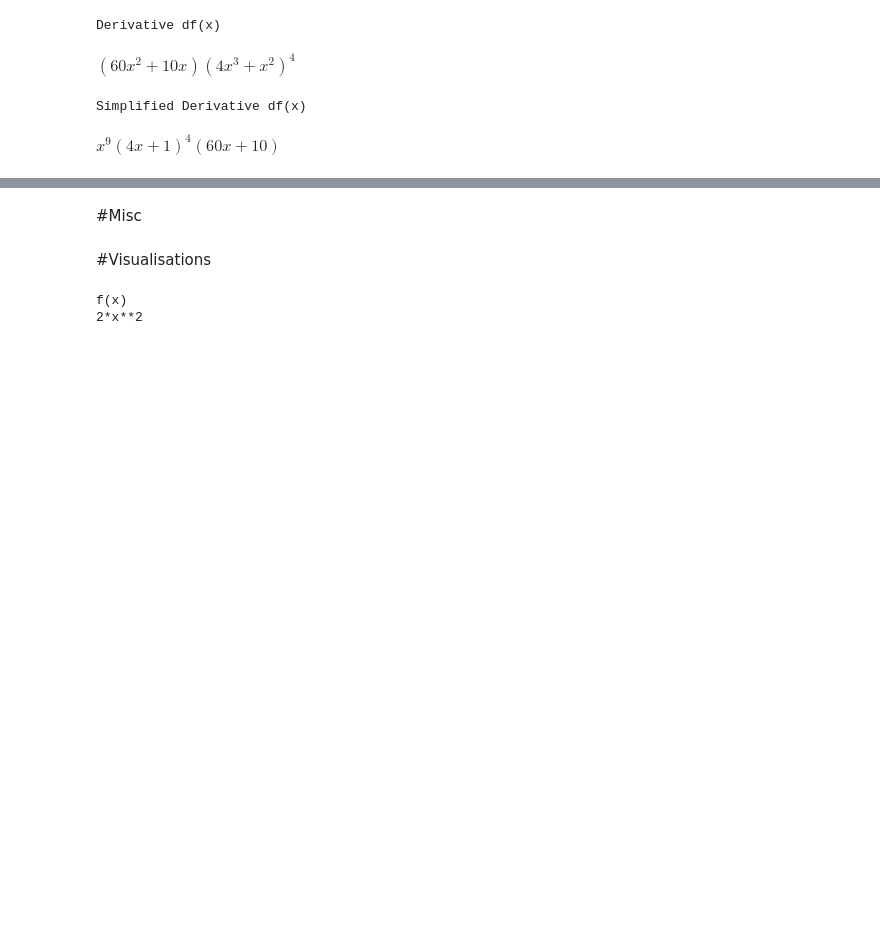
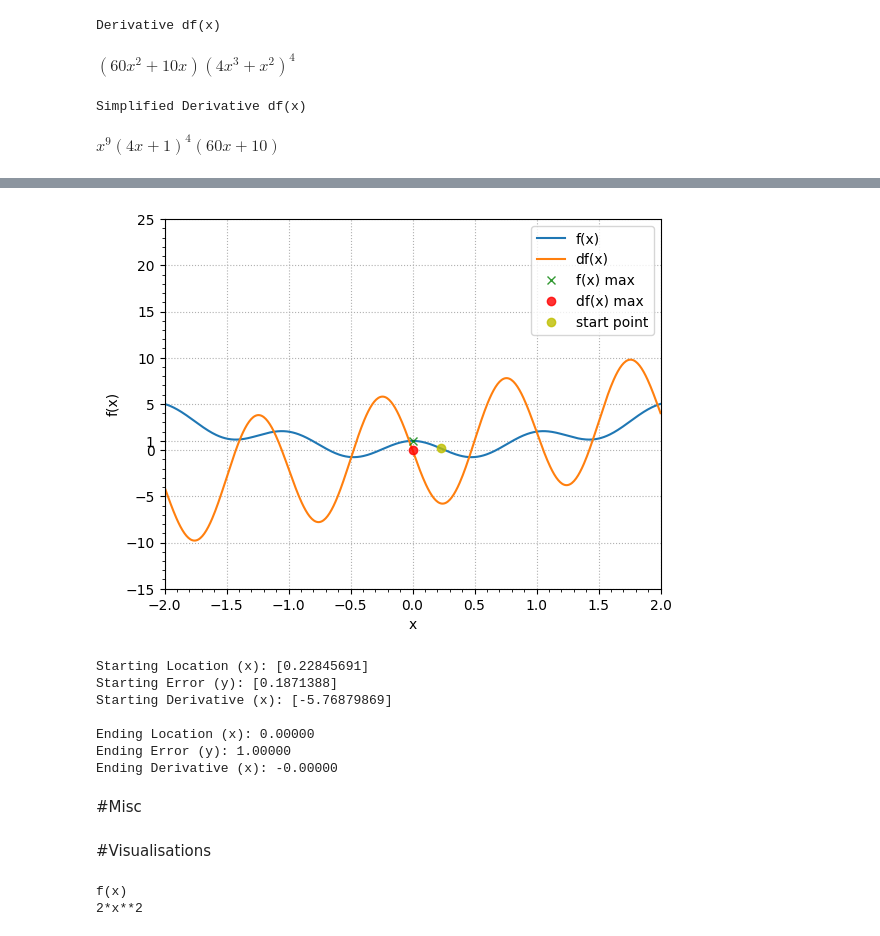
Before and after one commit to Salciano/ShowcasePython, a Jupyter notebook: Showcase.ipynb, the cells around one changed output, grey strips where cells are left out. Saved outputs shown, nothing was run; the diff lists cells and outputs as text; code cells hidden in the pictures; blank space fills up the shorter version.

```diff
--- a/Showcase.ipynb
+++ b/Showcase.ipynb
@@ -2272,3 +2322,75 @@ $\displaystyle x^{9} \left(4 x + 1\right)^{4} \left(60 x + 10\right)$
+# %%
+#@title Gradient Ascent
+
+# This is just to show that it is also possible to find maxima
+
+import numpy
+import matplotlib.pyplot as ploti
+
+def fx(x): # Error function python function
+  return numpy.cos(2*numpy.pi*x) + x**2
+
+# Derivative of error function python function
+def dfx(x):
+  return 2*x - 2*numpy.pi * numpy.sin(2*numpy.pi*x )
+
+# Initialize x
+x = numpy.linspace(-2,2,500) # 500 points, linearly spaced between min -2, max 2
+xdraw = numpy.linspace(-3,3,500) # 500 points, linearly spaced between min -3, max 3
+
+localmax = 5
+while localmax < -1.4 or localmax > 1.4: # simple way not to outbound graph
+  localmax = numpy.random.choice(x,1)
+init_max, init_error, init_deriv = localmax, fx(localmax), dfx(localmax) # store initial variables before they update
+
+# Learning parameters
+learn_rate = .02
+train_epochs = 100
+
+# iteration
+modelparams = numpy.zeros((train_epochs, 3))
+for i in range(train_epochs):
+  modelparams[i,2] = fx(localmax)[0] # error
+  gradient = dfx(localmax)
+  localmax = localmax + learn_rate * gradient
+  modelparams[i,:] = localmax[0], gradient[0], fx(localmax)[0]
+
+tiky = numpy.linspace(-15,25,9)
+tiky = numpy.append(tiky, fx(localmax))
+
+# Result Graph
+ploti.plot(x,fx(x), x, dfx(x))
+#ploti.plot(xdraw,fx(x), color="royalblue")
+#ploti.plot(x, dfx(x), color="orange")
+ploti.plot(localmax, fx(localmax), "gx", alpha=0.8)
+ploti.plot(localmax, dfx(localmax), "ro", alpha=0.8)
+ploti.plot(init_max, fx(init_max), "yo", alpha=0.8)
+ploti.plot(localmax, fx(localmax))
+ploti.xlim(x[[0, -1]])
+ploti.grid(linestyle=":")
+ploti.minorticks_on()
+ploti.yticks(tiky)
+ploti.xlabel("x")
+ploti.ylabel("f(x)")
+ploti.legend(["f(x)", "df(x)", "f(x) max", "df(x) max", "start point"])
+ploti.show()
+
+print(f"\nStarting Location (x): {init_max}")
+print(f"Starting Error (y): {init_error}")
+print(f"Starting Derivative (x): {init_deriv}")
+
+print(f"\nEnding Location (x): {localmax[0]:.5f}")
+print(f"Ending Error (y): {fx(localmax)[0]:.5f}")
+print(f"Ending Derivative (x): {dfx(localmax)[0]:.5f}")
+# %% [output]
+[figure, added]
+Starting Location (x): [0.22845691]
+Starting Error (y): [0.1871388]
+Starting Derivative (x): [-5.76879869]
+
+Ending Location (x): 0.00000
+Ending Error (y): 1.00000
+Ending Derivative (x): -0.00000
 # %% [markdown]
 #Misc
 # %% [markdown]
```
Also changed, not shown: parts of 5 cells of this notebook.
